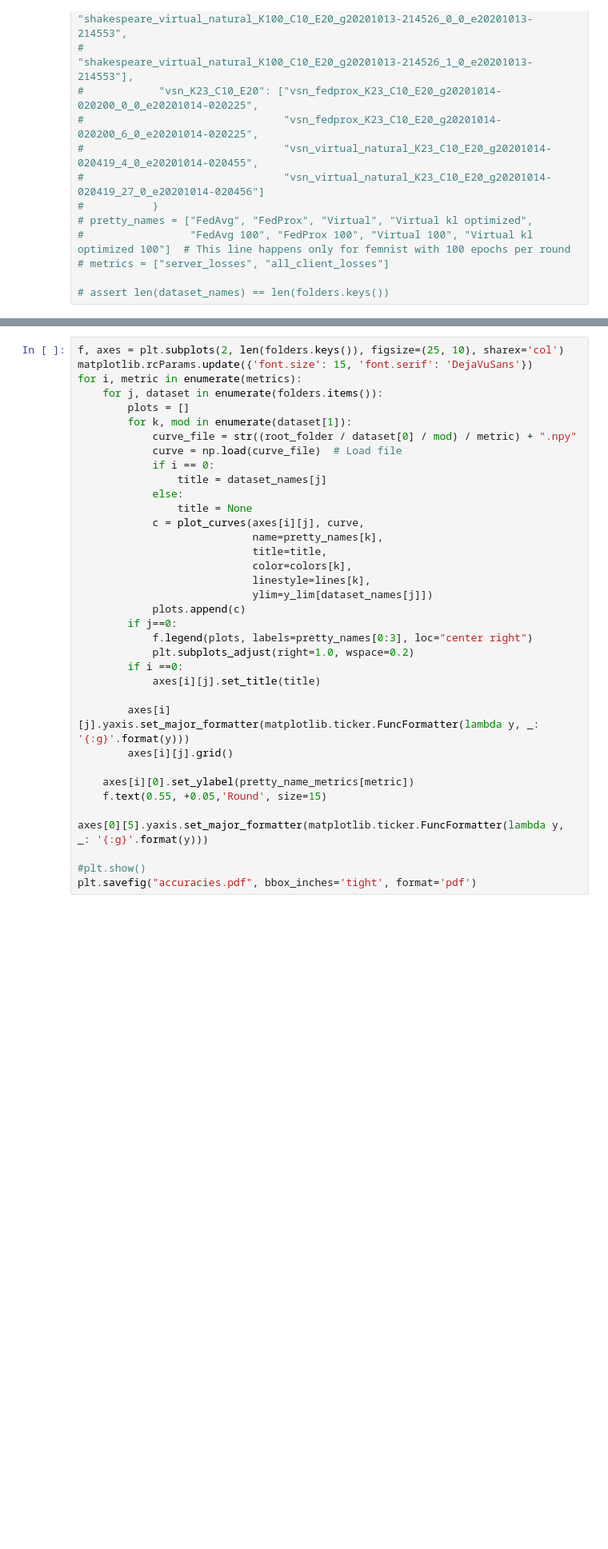
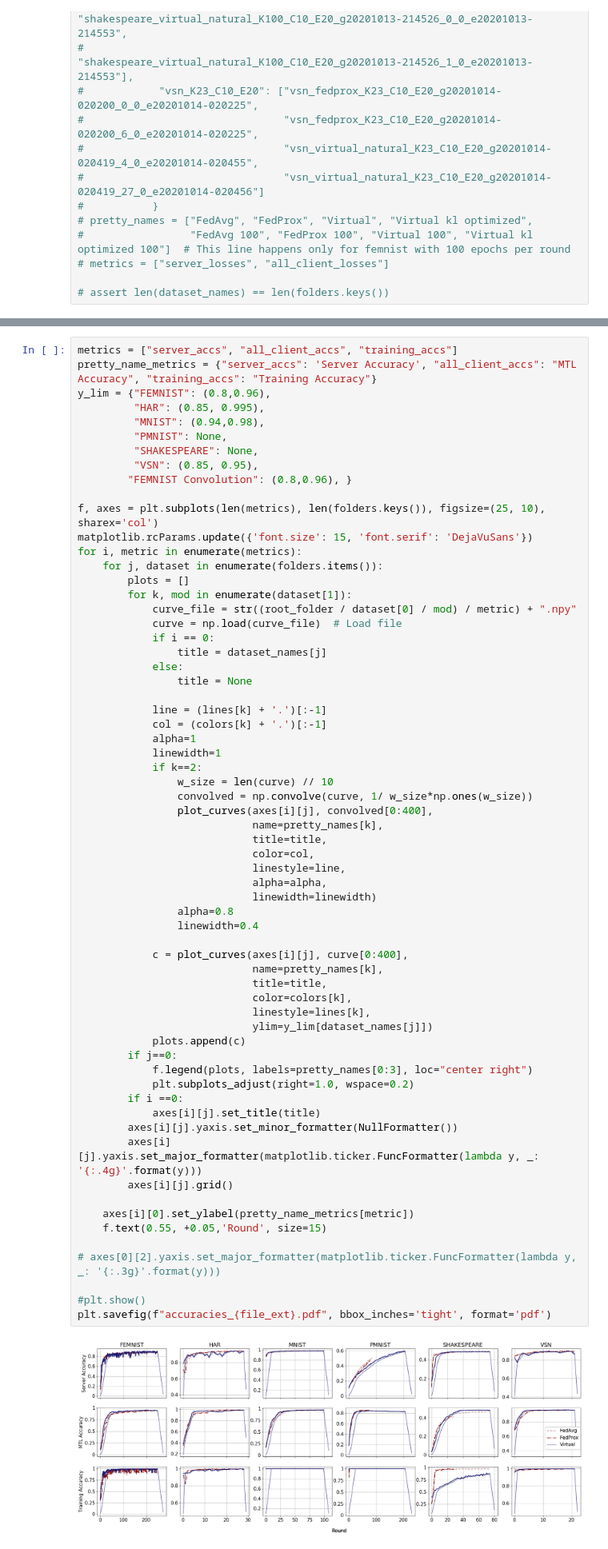
Before and after one commit to lucori/virtual, a Jupyter notebook: tff_plots.ipynb, the cells around one changed output, grey strips where cells are left out. Shown at 80% size. Drawn from its saved outputs; the diff is of its cells as text; blank space fills up the shorter version.

```diff
--- a/tff_plots.ipynb
+++ b/tff_plots.ipynb
@@ -138,36 +170,66 @@ y_lim = {"FEMNIST": (0.8,0.96),
 # %%
-f, axes = plt.subplots(2, len(folders.keys()), figsize=(25, 10), sharex='col')
+metrics = ["server_accs", "all_client_accs", "training_accs"]
+pretty_name_metrics = {"server_accs": 'Server Accuracy', "all_client_accs": "MTL Accuracy", "training_accs": "Training Accuracy"}
+y_lim = {"FEMNIST": (0.8,0.96),
+         "HAR": (0.85, 0.995),
+         "MNIST": (0.94,0.98),
+         "PMNIST": None,
+         "SHAKESPEARE": None,
+         "VSN": (0.85, 0.95),
+        "FEMNIST Convolution": (0.8,0.96), }
+
+f, axes = plt.subplots(len(metrics), len(folders.keys()), figsize=(25, 10), sharex='col')
 matplotlib.rcParams.update({'font.size': 15, 'font.serif': 'DejaVuSans'})
 for i, metric in enumerate(metrics):
     for j, dataset in enumerate(folders.items()):
         plots = []
         for k, mod in enumerate(dataset[1]):
             curve_file = str((root_folder / dataset[0] / mod) / metric) + ".npy"
             curve = np.load(curve_file)  # Load file
             if i == 0:
                 title = dataset_names[j]
             else:
                 title = None
-            c = plot_curves(axes[i][j], curve,
+
+            line = (lines[k] + '.')[:-1]
+            col = (colors[k] + '.')[:-1]
+            alpha=1
+            linewidth=1
+            if k==2:
+                w_size = len(curve) // 10
+                convolved = np.convolve(curve, 1/ w_size*np.ones(w_size))
+                plot_curves(axes[i][j], convolved[0:400],
+                            name=pretty_names[k],
+                            title=title,
+                            color=col,
+                            linestyle=line,
+                            alpha=alpha,
+                            linewidth=linewidth)
+                alpha=0.8
+                linewidth=0.4
+
+            c = plot_curves(axes[i][j], curve[0:400],
                             name=pretty_names[k],
                             title=title,
                             color=colors[k],
                             linestyle=lines[k],
                             ylim=y_lim[dataset_names[j]])
             plots.append(c)
         if j==0:
             f.legend(plots, labels=pretty_names[0:3], loc="center right")
             plt.subplots_adjust(right=1.0, wspace=0.2)
         if i ==0:
             axes[i][j].set_title(title)
-
-        axes[i][j].yaxis.set_major_formatter(matplotlib.ticker.FuncFormatter(lambda y, _: '{:g}'.format(y)))
+        axes[i][j].yaxis.set_minor_formatter(NullFormatter())
+        axes[i][j].yaxis.set_major_formatter(matplotlib.ticker.FuncFormatter(lambda y, _: '{:.4g}'.format(y)))
         axes[i][j].grid()
 
     axes[i][0].set_ylabel(pretty_name_metrics[metric])
     f.text(0.55, +0.05,'Round', size=15)
 
-axes[0][5].yaxis.set_major_formatter(matplotlib.ticker.FuncFormatter(lambda y, _: '{:g}'.format(y)))
+# axes[0][2].yaxis.set_major_formatter(matplotlib.ticker.FuncFormatter(lambda y, _: '{:.3g}'.format(y)))
 
 #plt.show()
-plt.savefig("accuracies.pdf", bbox_inches='tight', format='pdf')
+plt.savefig(f"accuracies_{file_ext}.pdf", bbox_inches='tight', format='pdf')
+# %% [output]
+[figure, added]
```
Also changed, not shown: parts of 6 cells of this notebook.
